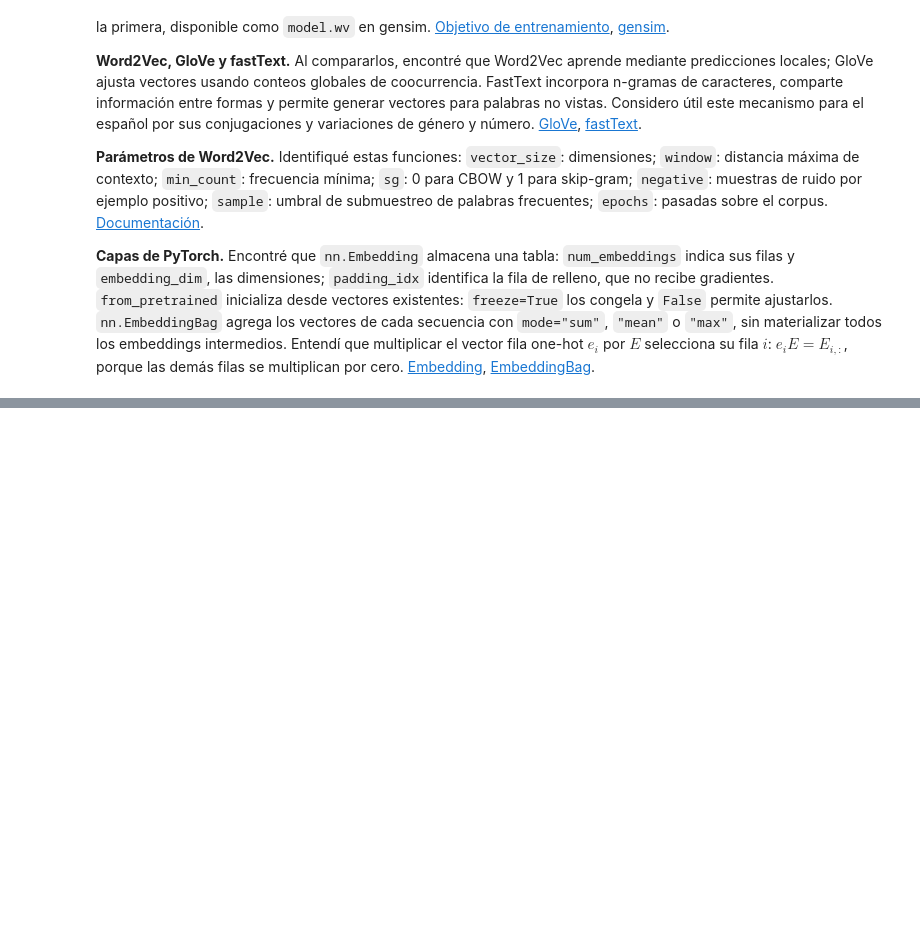
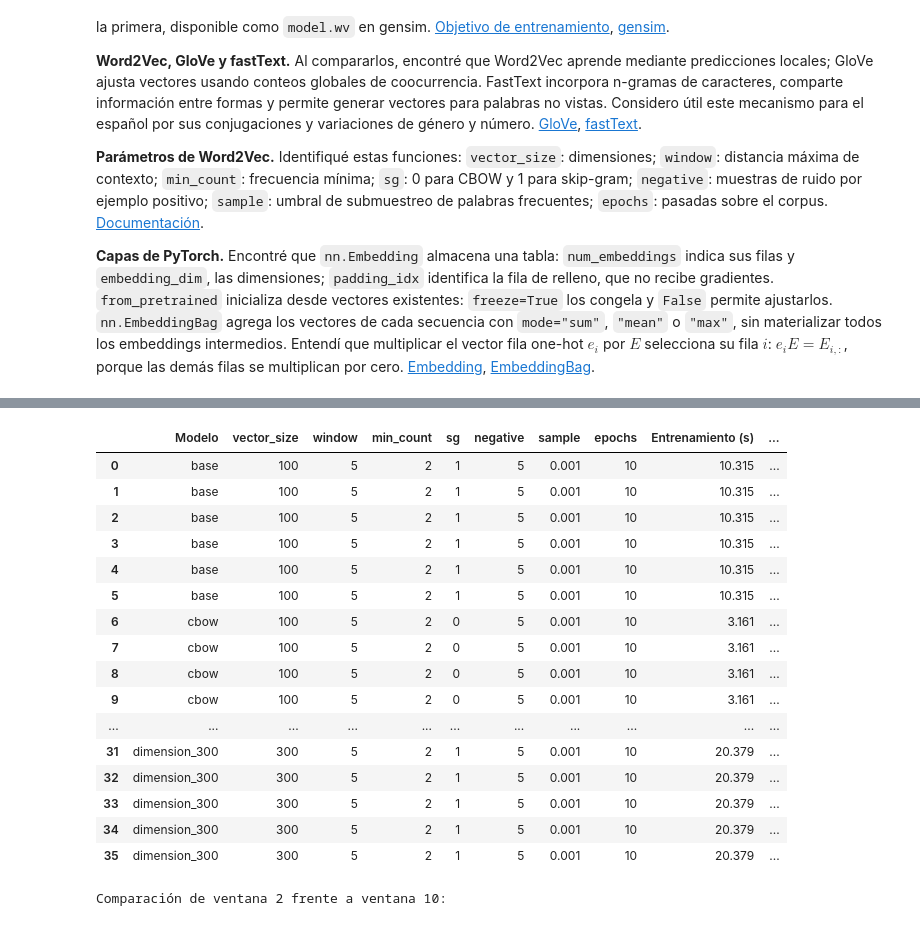
Before and after one commit to Jtanchezz/NLP, a Jupyter notebook: Lab9/lab9.ipynb, the cells around one changed output, grey strips where cells are left out. Saved outputs shown, nothing was run; the diff lists cells and outputs as text; code cells hidden in the pictures; blank space fills up the shorter version.

```diff
--- a/Lab9/lab9.ipynb
+++ b/Lab9/lab9.ipynb
@@ -899,0 +1068,48 @@ Identifiqué $v_w$ como el vector de la palabra central y $c_c$ como el del cont
+# %%
+filas_vecinos_w2v = []
+for nombre, modelo in modelos_w2v_noticias.items():
+    for palabra in PALABRAS_CONTROL:
+        vecinos = modelo.wv.most_similar(palabra, topn=5)
+        fila = {"Modelo": nombre, "Palabra de control": palabra}
+        fila.update({f"Vecino {i}": f"{vecino} ({coseno:.4f})"
+                     for i, (vecino, coseno) in enumerate(vecinos, 1)})
+        filas_vecinos_w2v.append(fila)
+vecinos_w2v_noticias = pd.DataFrame(filas_vecinos_w2v)
+tabla_variantes_vecinos = vecinos_w2v_noticias.merge(
+    tabla_entrenamiento_w2v, on="Modelo", validate="many_to_one"
+)
+columnas_variantes = [
+    "Modelo", "vector_size", "window", "min_count", "sg", "negative", "sample",
+    "epochs", "Entrenamiento (s)", "Palabra de control",
+    *[f"Vecino {i}" for i in range(1, 6)],
+]
+with pd.option_context("display.max_rows", None, "display.max_columns", None,
+                       "display.max_colwidth", None):
+    display(tabla_variantes_vecinos[columnas_variantes].round({"Entrenamiento (s)": 3}))
+
+# Comparación directa de ventanas, manteniendo las demás condiciones.
+comparacion_ventanas = vecinos_w2v_noticias[
+    vecinos_w2v_noticias["Modelo"].isin(["ventana_2", "ventana_10"])
+]
+print("Comparación de ventana 2 frente a ventana 10:")
+with pd.option_context("display.max_rows", None, "display.max_colwidth", None):
+    display(comparacion_ventanas)
+# %% [output]
+|  | Modelo | vector_size | window | min_count | sg | negative | sample | epochs | Entrenamiento (s) | ... |
+| 0 | base | 100 | 5 | 2 | 1 | 5 | 0.001 | 10 | 10.315 | ... |
+| 1 | base | 100 | 5 | 2 | 1 | 5 | 0.001 | 10 | 10.315 | ... |
+| 2 | base | 100 | 5 | 2 | 1 | 5 | 0.001 | 10 | 10.315 | ... |
+| 3 | base | 100 | 5 | 2 | 1 | 5 | 0.001 | 10 | 10.315 | ... |
+| 4 | base | 100 | 5 | 2 | 1 | 5 | 0.001 | 10 | 10.315 | ... |
+| 5 | base | 100 | 5 | 2 | 1 | 5 | 0.001 | 10 | 10.315 | ... |
+| 6 | cbow | 100 | 5 | 2 | 0 | 5 | 0.001 | 10 | 3.161 | ... |
+| 7 | cbow | 100 | 5 | 2 | 0 | 5 | 0.001 | 10 | 3.161 | ... |
+| 8 | cbow | 100 | 5 | 2 | 0 | 5 | 0.001 | 10 | 3.161 | ... |
+| 9 | cbow | 100 | 5 | 2 | 0 | 5 | 0.001 | 10 | 3.161 | ... |
+| ... | ... | ... | ... | ... | ... | ... | ... | ... | ... | ... |
+| 31 | dimension_300 | 300 | 5 | 2 | 1 | 5 | 0.001 | 10 | 20.379 | ... |
+| 32 | dimension_300 | 300 | 5 | 2 | 1 | 5 | 0.001 | 10 | 20.379 | ... |
+| 33 | dimension_300 | 300 | 5 | 2 | 1 | 5 | 0.001 | 10 | 20.379 | ... |
+| 34 | dimension_300 | 300 | 5 | 2 | 1 | 5 | 0.001 | 10 | 20.379 | ... |
+| 35 | dimension_300 | 300 | 5 | 2 | 1 | 5 | 0.001 | 10 | 20.379 | ... |
+Comparación de ventana 2 frente a ventana 10:
```
Also changed, not shown: parts of 15 cells of this notebook, 3 other files.
